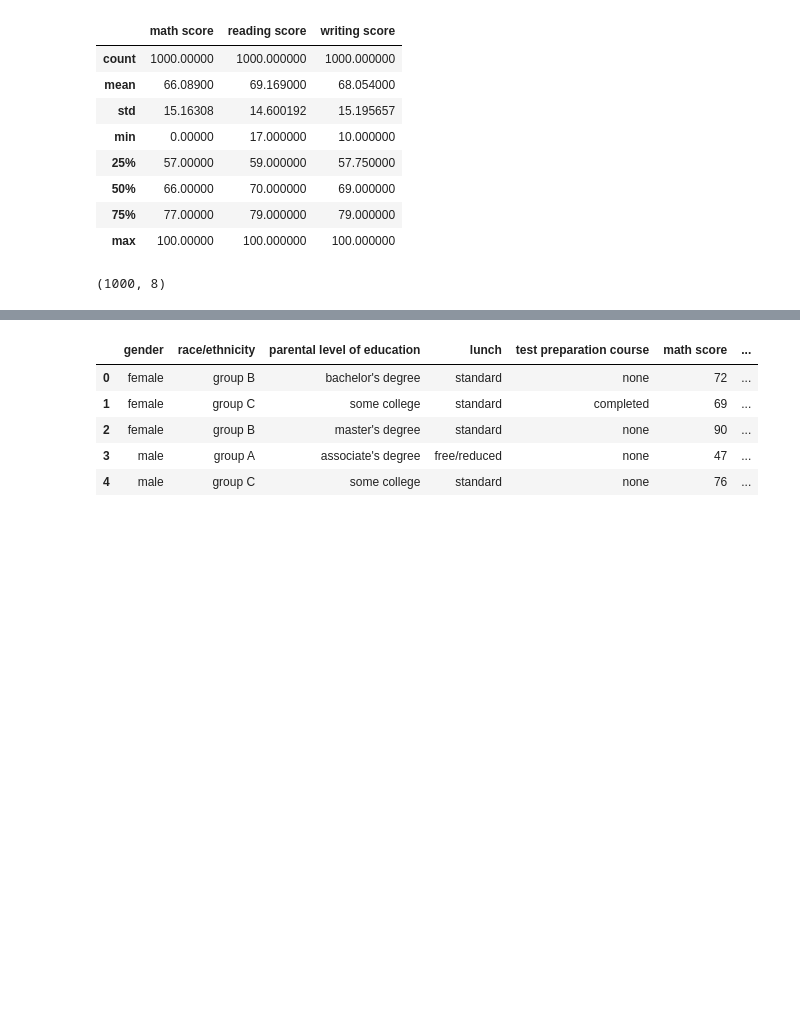
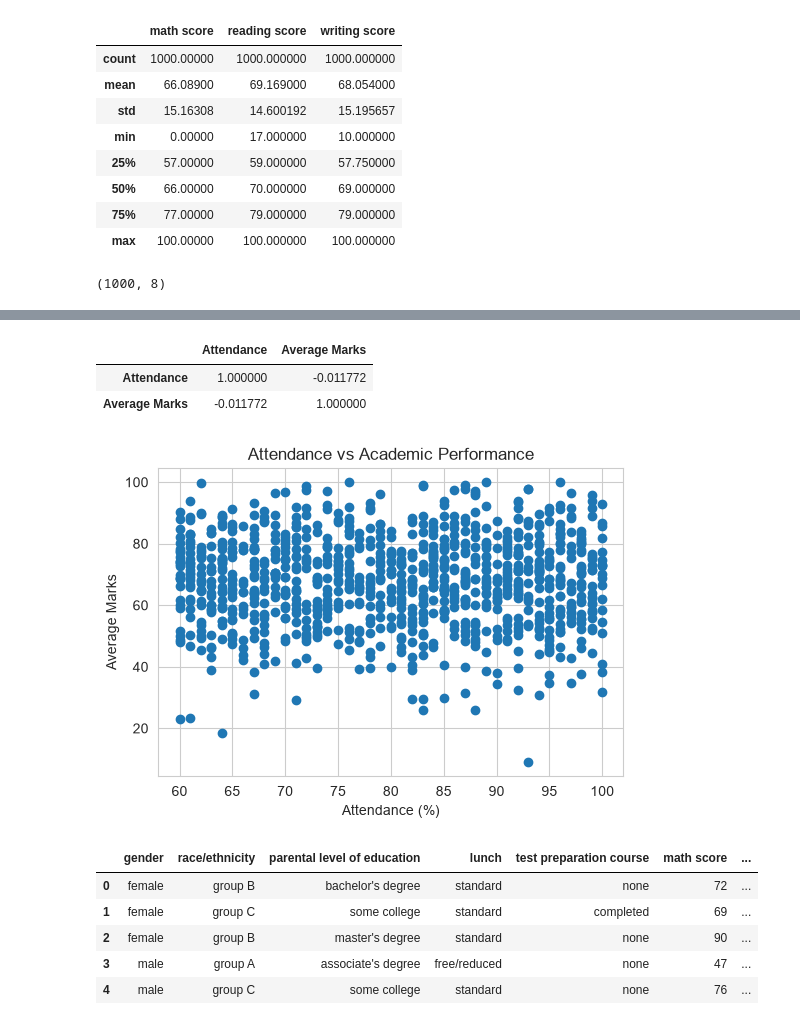
Before and after one commit to rakshithakc292-sketch/cognevance_student_performance_analysis, a Jupyter notebook: Notebook/Student_Performance_Analysis.ipynb, the cells around one changed output, grey strips where cells are left out. Cells and saved outputs as stored; diff of their text form; code cells hidden in the pictures; blank space fills up the shorter version.

Commit message:
Updated final notebook dataset report and charts

```diff
--- a/Notebook/Student_Performance_Analysis.ipynb
+++ b/Notebook/Student_Performance_Analysis.ipynb
@@ -70,3 +70,11 @@ df["Average Marks"] = (
     df["reading score"] +
     df["writing score"]
 ) / 3
+# %%
+import numpy as np
+
+np.random.seed(42)
+
+df["Attendance"] = np.random.randint(60,101,len(df))
+
+df.head()
@@ -72,0 +88,25 @@ df["Average Marks"] = (
+# %%
+df[["Attendance","Average Marks"]].corr()
+# %% [output]
+|  | Attendance | Average Marks |
+| Attendance | 1.000000 | -0.011772 |
+| Average Marks | -0.011772 | 1.000000 |
+# %%
+plt.figure(figsize=(6,4))
+
+plt.scatter(
+    df["Attendance"],
+    df["Average Marks"]
+)
+
+plt.title("Attendance vs Academic Performance")
+
+plt.xlabel("Attendance (%)")
+
+plt.ylabel("Average Marks")
+
+plt.savefig("../Charts/Attendance_vs_Performance.png")
+
+plt.show()
+# %% [output]
+[figure, added]
```
Also changed, not shown: parts of 9 cells of this notebook, 7 other files.
